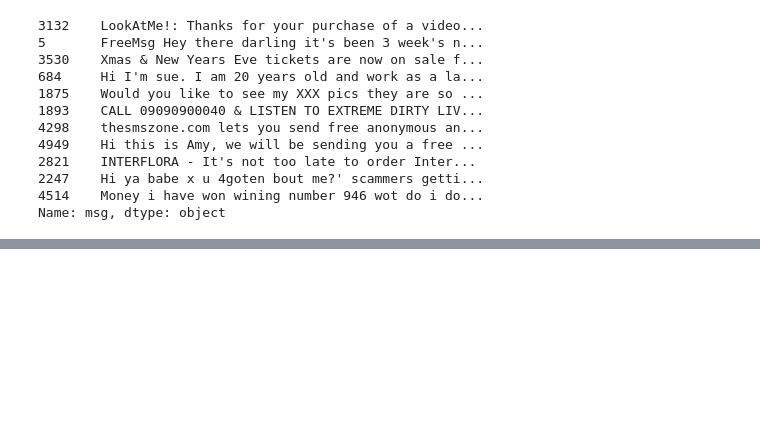
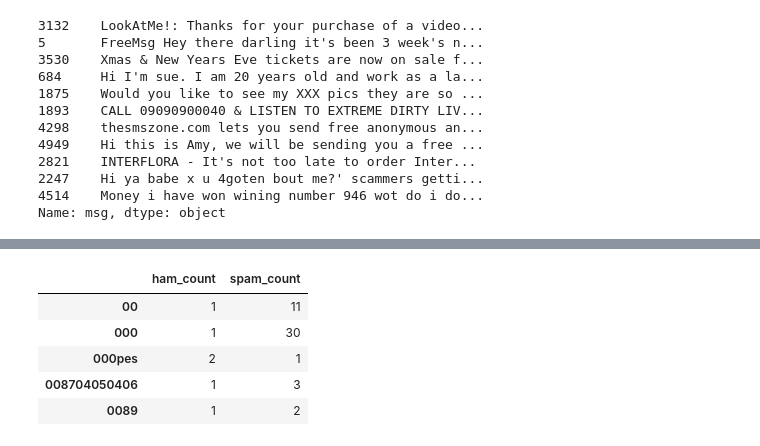
Before and after one commit to derekh34/DAT_SF_18, a Jupyter notebook: labs/lab_06/lab_06.ipynb, the cells around one changed output, grey strips where cells are left out. Saved outputs shown, nothing was run; the diff lists cells and outputs as text; code cells hidden in the pictures; blank space fills up the shorter version.

```diff
--- a/labs/lab_06/lab_06.ipynb
+++ b/labs/lab_06/lab_06.ipynb
@@ -717,2 +799,11 @@ pd.DataFrame(train_exp_dtm.toarray(), columns=vect.get_feature_names())
+# %%
+counts_df.head()
+# %% [output]
+|  | ham_count | spam_count |
+| 00 | 1 | 11 |
+| 000 | 1 | 30 |
+| 000pes | 2 | 1 |
+| 008704050406 | 1 | 3 |
+| 0089 | 1 | 2 |
 # %%
 # calculate ratio of spam-to-ham for each token
```
Also changed, not shown: parts of 16 cells of this notebook, 1 other file.
